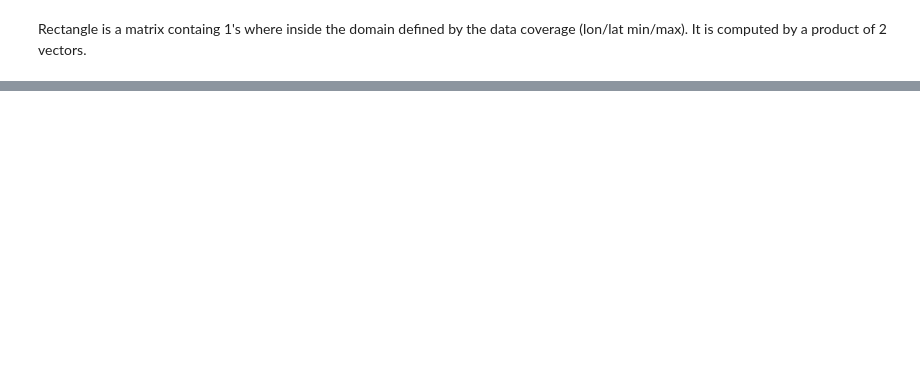
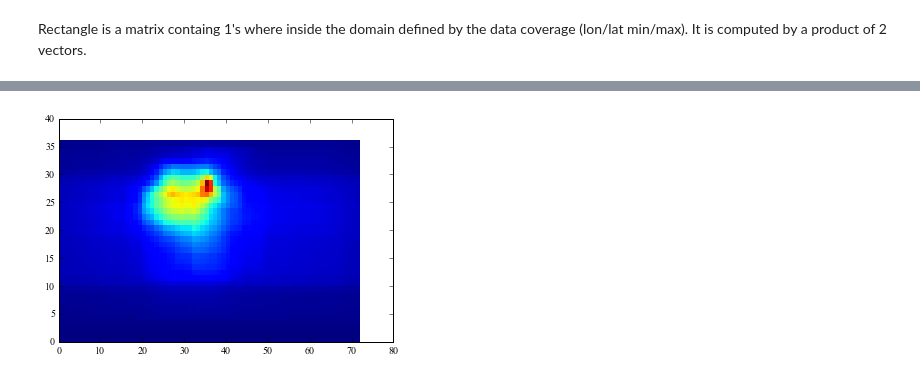
Before and after one commit to socib/SOCIB_plots, a Jupyter notebook: Projects/CMEMS/Communication2016Q1/compute_data_density.ipynb, the cells around one changed output, grey strips where cells are left out. Cells and saved outputs as stored; diff of their text form; code cells hidden in the pictures; blank space fills up the shorter version.

```diff
--- a/Projects/CMEMS/Communication2016Q1/compute_data_density.ipynb
+++ b/Projects/CMEMS/Communication2016Q1/compute_data_density.ipynb
@@ -6,3 +8,4 @@ import matplotlib.pyplot as plt
 %matplotlib inline
 # %%
-indexfile = "/home/ctroupin/DataOceano/CMEMS/IndexFiles/NorthWestShelves/index_latest.txt"
+indexfile_basedir = "/home/ctroupin/DataOceano/CMEMS/IndexFiles/"
+indexfile_dirlist = ['Arctic', 'Baltic  BlackSea  Global  IBI  MedSea  NorthWestShelves",
@@ -8,0 +14,13 @@ indexfile = "/home/ctroupin/DataOceano/CMEMS/IndexFiles/NorthWestShelves/index_l
+# %%
+def read_index_file_box(indexfile):
+    dataindex = np.genfromtxt(indexfile, skip_header=6, unpack=True, delimiter=',', dtype=None, \
+              names=['catalog_id', 'file_name', 'geospatial_lat_min', 'geospatial_lat_max',
+                     'geospatial_lon_min', 'geospatial_lon_max',
+                     'time_coverage_start', 'time_coverage_end',
+                     'provider', 'date_update', 'data_mode', 'parameters'])
+    lon_min = dataindex['geospatial_lon_min']
+    lon_max = dataindex['geospatial_lon_max']
+    lat_min = dataindex['geospatial_lat_min']
+    lat_max = dataindex['geospatial_lat_max']
+    goodcoord = np.where((lon_max<=180.) & (lon_min>=-180.) & (lat_min>=-90.) & (lat_max<=90.))[0]
+    return lon_min[goodcoord], lon_max[goodcoord], lat_min[goodcoord], lat_max[goodcoord]
@@ -56,0 +78,5 @@ plt.ylim(50, 70)
+# %%
+plt.pcolormesh(rectangle_sum)
+plt.show()
+# %% [output]
+[figure, added]
```
Also changed, not shown: parts of 21 cells of this notebook, 5 other files.
